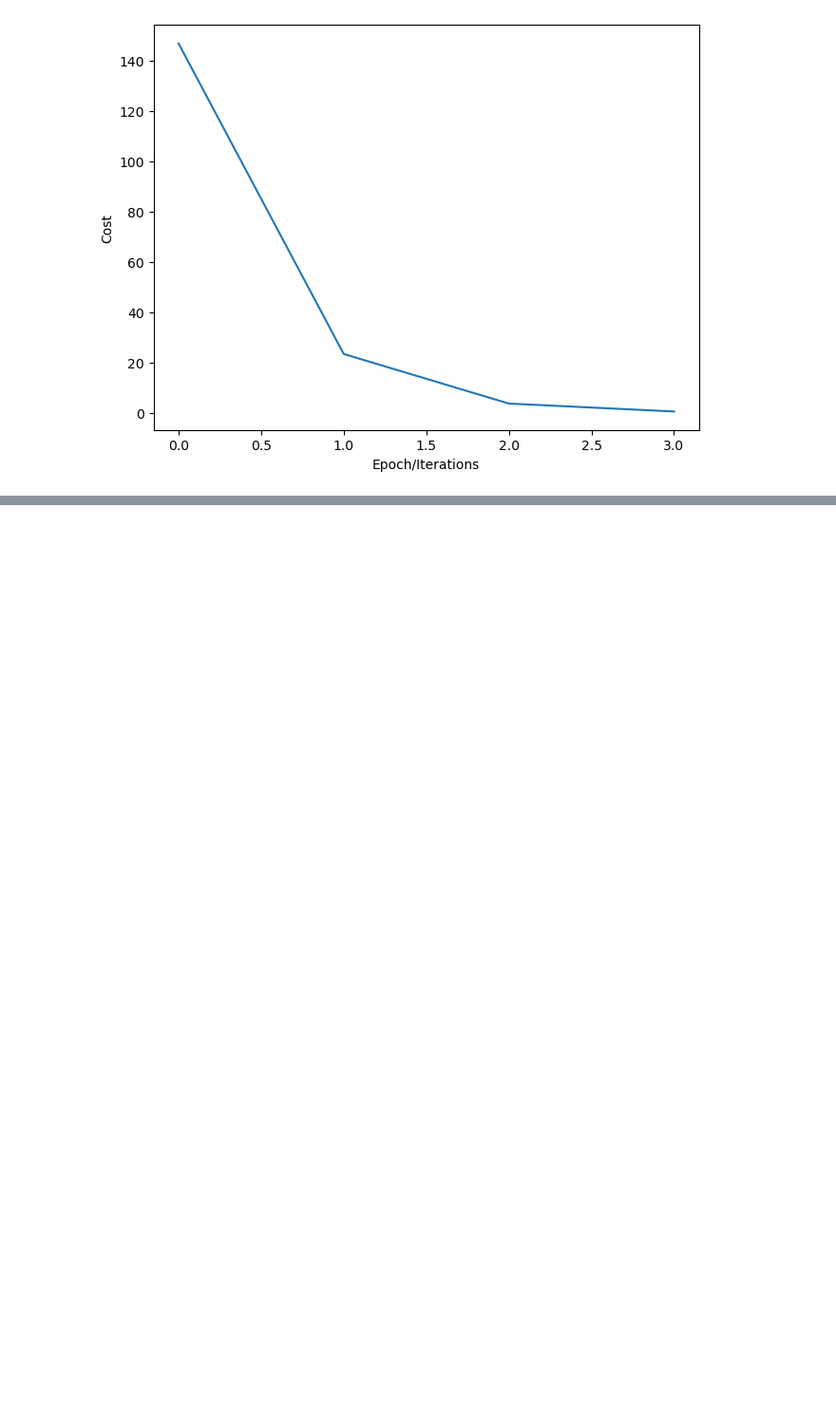
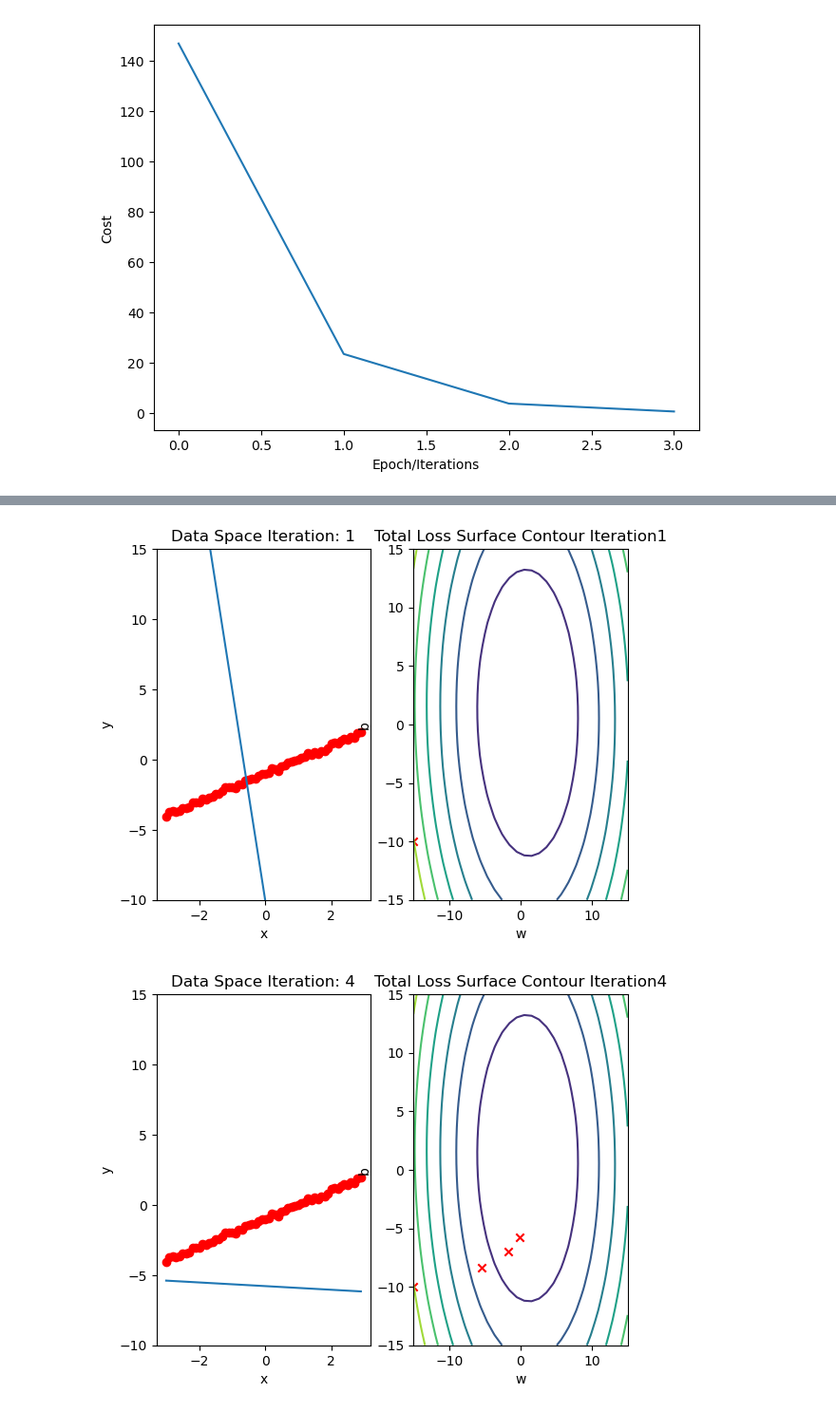
Before and after one commit to mehrankhosrojerdi/PyTorch, a Jupyter notebook: 4_Linear_Regression..ipynb, the cells around one changed output, grey strips where cells are left out. Shown: that part at 95% size. Saved outputs shown, nothing was run; the diff lists cells and outputs as text; code cells hidden in the pictures; blank space fills up the shorter version.

```diff
--- a/4_Linear_Regression..ipynb
+++ b/4_Linear_Regression..ipynb
@@ -176,0 +300,45 @@ Text(38.097222222222214, 0.5, 'Cost')
+# %%
+# now we want to train a model
+
+# we choos an array for weight and an array for bias
+w = torch.tensor(-15.0,requires_grad=True)
+b = torch.tensor(-10.0,requires_grad=True)
+
+# Now we have to set a learning rate
+lr = 0.1
+LOSS = []
+
+def train_model(iter):
+
+    # Loop
+    for epoch in range(iter):
+
+        # make a prediction
+        Yhat = forward(X)
+
+        # calculate the loss
+        loss = criterion(Yhat, Y)
+
+        # Section for plotting
+        get_surface.set_para_loss(w.data.tolist(), b.data.tolist(), loss.tolist())
+        if epoch % 3 == 0:
+            get_surface.plot_ps()
+
+        # store the loss in the list LOSS
+        LOSS.append(loss)
+
+        # backward pass: compute gradient of the loss with respect to all the learnable parameters
+        loss.backward()
+
+        # update parameters slope and bias
+        w.data = w.data - lr * w.grad.data
+        b.data = b.data - lr * b.grad.data
+
+        # zero the gradients before running the backward pass
+        w.grad.data.zero_()
+        b.grad.data.zero_()
+# %%
+train_model(15)
+# %% [output]
+[figure, added]
+[figure, added]
```
Also changed, not shown: parts of 9 cells of this notebook.
